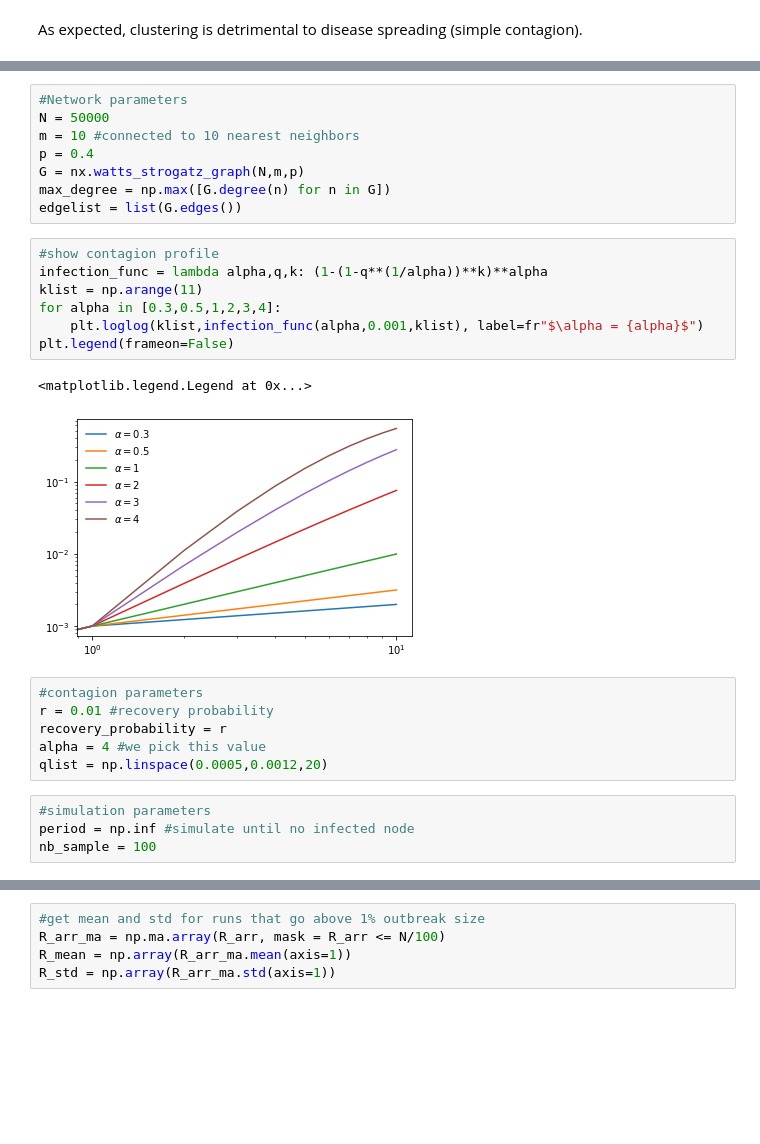
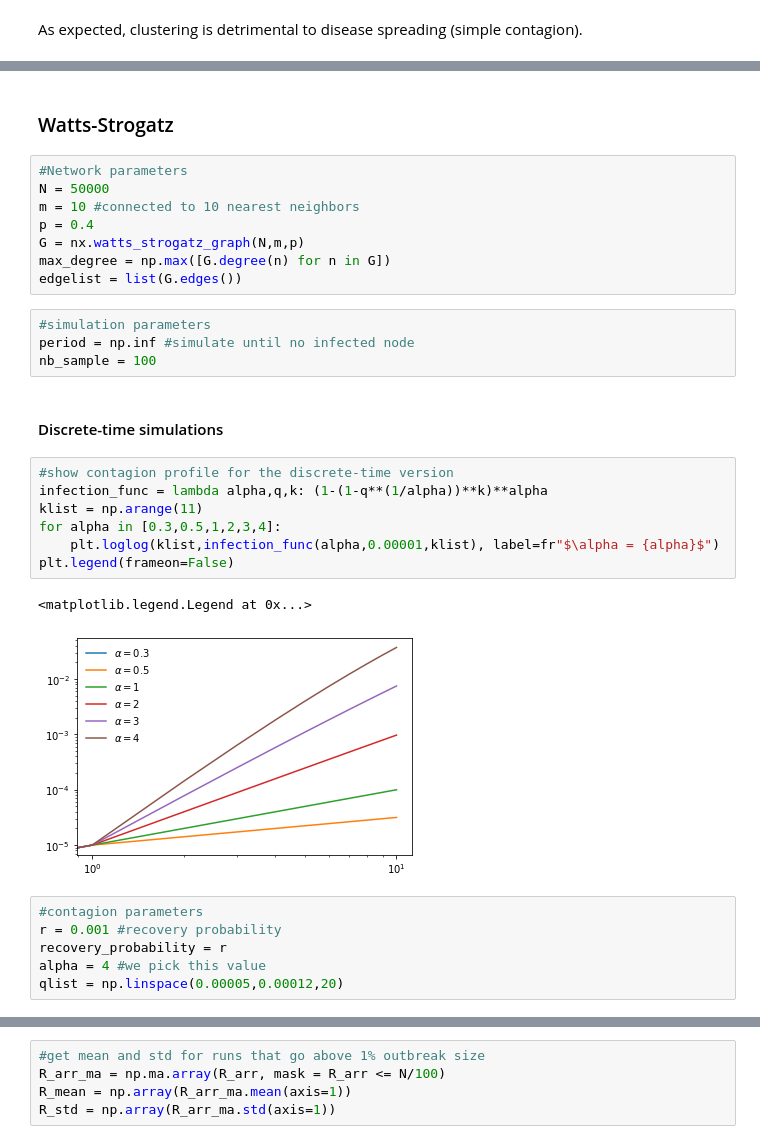
Before and after one commit to gstonge/fastsir, a Jupyter notebook: demo_phase_transition.ipynb, the cells around one changed output, grey strips where cells are left out. Cells and saved outputs as stored; diff of their text form; blank space fills up the shorter version.

```diff
--- a/demo_phase_transition.ipynb
+++ b/demo_phase_transition.ipynb
@@ -110,3 +153,5 @@ As expected, clustering is detrimental to disease spreading (simple contagion).
+# %% [markdown]
+### Watts-Strogatz
 # %%
 #Network parameters
 N = 50000
@@ -115,26 +160,28 @@ p = 0.4
 G = nx.watts_strogatz_graph(N,m,p)
 max_degree = np.max([G.degree(n) for n in G])
 edgelist = list(G.edges())
-# %%
-#show contagion profile
-infection_func = lambda alpha,q,k: (1-(1-q**(1/alpha))**k)**alpha
-klist = np.arange(11)
-for alpha in [0.3,0.5,1,2,3,4]:
-    plt.loglog(klist,infection_func(alpha,0.001,klist), label=fr"$\alpha = {alpha}$")
-plt.legend(frameon=False)
-# %% [output]
-<matplotlib.legend.Legend at 0x...>
-[figure, removed]
+# %%
+#simulation parameters
+period = np.inf #simulate until no infected node
+nb_sample = 100
+# %% [markdown]
+#### Discrete-time simulations
+# %%
+#show contagion profile for the discrete-time version
+infection_func = lambda alpha,q,k: (1-(1-q**(1/alpha))**k)**alpha
+klist = np.arange(11)
+for alpha in [0.3,0.5,1,2,3,4]:
+    plt.loglog(klist,infection_func(alpha,0.00001,klist), label=fr"$\alpha = {alpha}$")
+plt.legend(frameon=False)
+# %% [output]
+<matplotlib.legend.Legend at 0x...>
+[figure, added]
 # %%
 #contagion parameters
-r = 0.01 #recovery probability
+r = 0.001 #recovery probability
 recovery_probability = r
 alpha = 4 #we pick this value
-qlist = np.linspace(0.0005,0.0012,20)
+qlist = np.linspace(0.00005,0.00012,20)
-# %%
-#simulation parameters
-period = np.inf #simulate until no infected node
-nb_sample = 100
 # %%
 R_arr = np.zeros((qlist.shape[0],nb_sample)) #results output for order parameter (Number of recovered)
 for i,q in enumerate(qlist):
```
Also changed, not shown: parts of 29 cells of this notebook, 4 other files.
